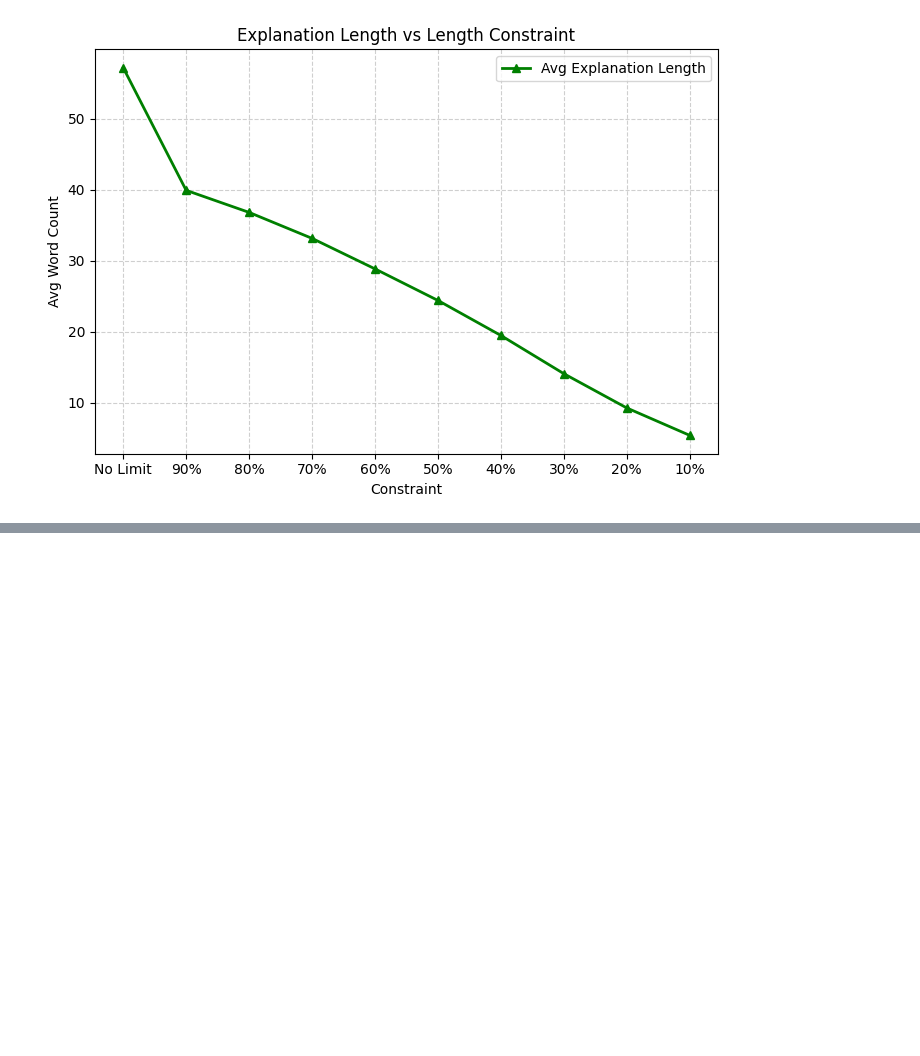
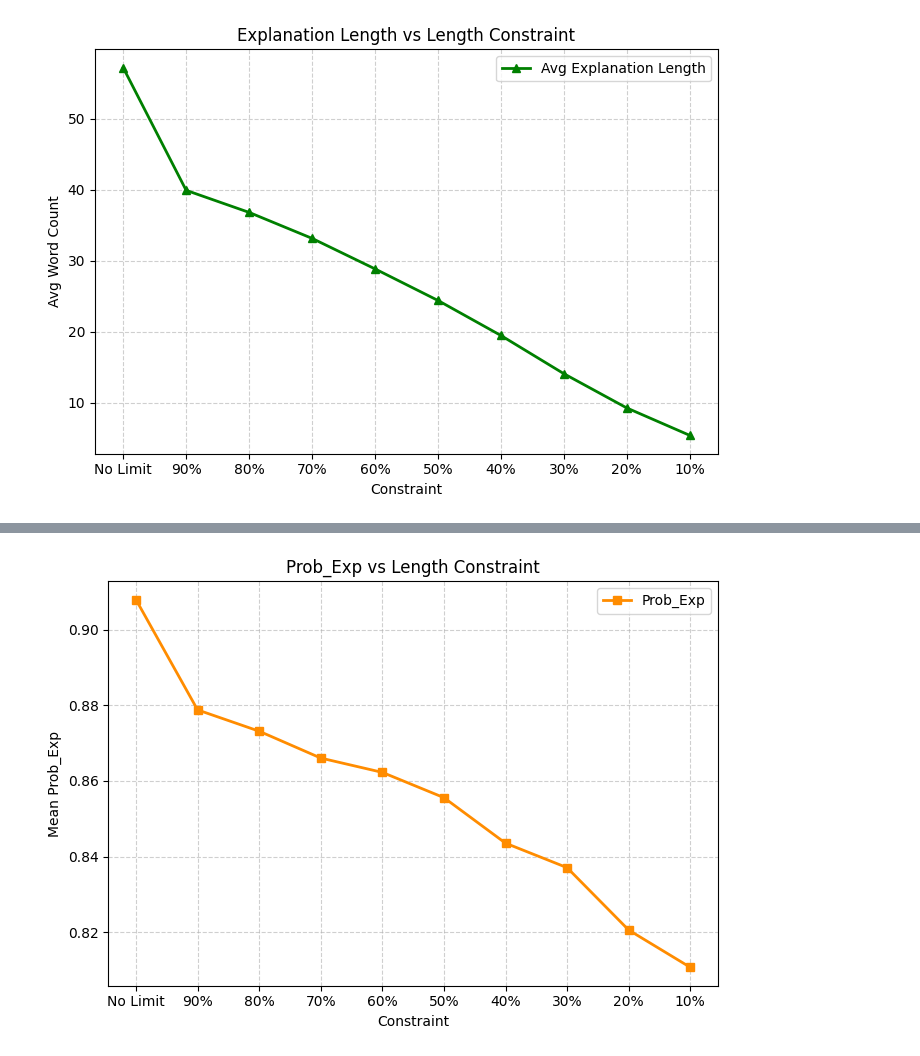
Before and after one commit to alizahedzadeh/LLM-Self-Explanation-IB-Bilingual, a Jupyter notebook: test_cns.ipynb, the cells around one changed output, grey strips where cells are left out. Saved outputs shown, nothing was run; the diff lists cells and outputs as text; code cells hidden in the pictures; blank space fills up the shorter version.

Commit message:
new version of persian evaluation added

```diff
--- a/test_cns.ipynb
+++ b/test_cns.ipynb
@@ -317,0 +612,15 @@ plt.show()
+# %%
+file_paths = [
+    "/home/a_zahedzadeh/self-explaination-thesis/results/models/prediction/gpt_4o_mini/fa/concise_rewrites_fa_10.csv",
+    "/home/a_zahedzadeh/self-explaination-thesis/results/models/prediction/gpt_4o_mini/fa/concise_rewrites_fa_20.csv",
+    "/home/a_zahedzadeh/self-explaination-thesis/results/models/prediction/gpt_4o_mini/fa/concise_rewrites_fa_30.csv",
+    "/home/a_zahedzadeh/self-explaination-thesis/results/models/prediction/gpt_4o_mini/fa/concise_rewrites_fa_40.csv",
+    "/home/a_zahedzadeh/self-explaination-thesis/results/models/prediction/gpt_4o_mini/fa/concise_rewrites_fa_50.csv",
+    "/home/a_zahedzadeh/self-explaination-thesis/results/models/prediction/gpt_4o_mini/fa/concise_rewrites_fa_60.csv",
+    "/home/a_zahedzadeh/self-explaination-thesis/results/models/prediction/gpt_4o_mini/fa/concise_rewrites_fa_70.csv",
+    "/home/a_zahedzadeh/self-explaination-thesis/results/models/prediction/gpt_4o_mini/fa/concise_rewrites_fa_80.csv",
+    "/home/a_zahedzadeh/self-explaination-thesis/results/models/prediction/gpt_4o_mini/fa/concise_rewrites_fa_90.csv",
+
+]
+# %%
+main_df = pd.read_csv('/home/a_zahedzadeh/self-explaination-thesis/results/models/prediction/gpt_4o_mini/fa/pre_results_compelete_persian_gpt_4o_mini_arc_challenge.csv')
@@ -317,0 +674,70 @@ plt.show()
+# %%
+import pandas as pd
+import matplotlib.pyplot as plt
+import os
+
+# ─────── Load All Eval CSVs ───────
+file_paths = [
+    "/home/a_zahedzadeh/self-explaination-thesis/results/models/evaluation/qwen_1.7B/fa/gpt-4o-mini/results_masked_fa_0.csv",
+    "/home/a_zahedzadeh/self-explaination-thesis/results/models/evaluation/qwen_1.7B/fa/gpt-4o-mini/results_masked_fa_10.csv",
+    "/home/a_zahedzadeh/self-explaination-thesis/results/models/evaluation/qwen_1.7B/fa/gpt-4o-mini/results_masked_fa_20.csv",
+    "/home/a_zahedzadeh/self-explaination-thesis/results/models/evaluation/qwen_1.7B/fa/gpt-4o-mini/results_masked_fa_30.csv",
+    "/home/a_zahedzadeh/self-explaination-thesis/results/models/evaluation/qwen_1.7B/fa/gpt-4o-mini/results_masked_fa_40.csv",
+    "/home/a_zahedzadeh/self-explaination-thesis/results/models/evaluation/qwen_1.7B/fa/gpt-4o-mini/results_masked_fa_50.csv",
+    "/home/a_zahedzadeh/self-explaination-thesis/results/models/evaluation/qwen_1.7B/fa/gpt-4o-mini/results_masked_fa_60.csv",
+    "/home/a_zahedzadeh/self-explaination-thesis/results/models/evaluation/qwen_1.7B/fa/gpt-4o-mini/results_masked_fa_70.csv",
+    "/home/a_zahedzadeh/self-explaination-thesis/results/models/evaluation/qwen_1.7B/fa/gpt-4o-mini/results_masked_fa_80.csv",
+    "/home/a_zahedzadeh/self-explaination-thesis/results/models/evaluation/qwen_1.7B/fa/gpt-4o-mini/results_masked_fa_90.csv",
+]
+
+dfs = []
+for file in file_paths:
+    if os.path.exists(file):
+        df = pd.read_csv(file)
+        removed_pct = int(file.split("_")[-1].replace(".csv", ""))  # e.g. 20
+        df["removed_percent"] = removed_pct
+
+        # Compute explanation length
+        if "masked_explanation" in df.columns:
+            df["masked_exp_len"] = df["masked_explanation"].astype(str).apply(lambda x: len(x.split()))
+
+        dfs.append(df)
+
+eval_data = pd.concat(dfs, ignore_index=True)
+
+# ─────── Aggregate ───────
+metrics = eval_data.groupby("removed_percent").agg({
+    "prob_exp": "mean",
+    "masked_exp_len": "mean"
+}).reset_index()
+
+# ✅ CHANGED: Reverse order - start with highest constraint
+order = [0, 90, 80, 70, 60, 50, 40, 30, 20, 10]
+labels = ["No Limit", "90%", "80%", "70%", "60%", "50%", "40%", "30%", "20%", "10%"]
+metrics = metrics.set_index("removed_percent").loc[order].reset_index()
+
+print("\n📊 Summary per Constraint:")
+print(metrics)
+
+# ─────── Plot Prob_Exp ───────
+plt.figure(figsize=(7,5))
+plt.plot(labels, metrics["prob_exp"], marker="s", color="darkorange", linewidth=2, label="Prob_Exp")
+plt.xlabel("Constraint")
+plt.ylabel("Mean Prob_Exp")
+plt.title("Prob_Exp vs Length Constraint")
+plt.grid(True, linestyle="--", alpha=0.6)
+plt.legend()
+plt.tight_layout()
+plt.show()
+
+# ─────── Plot Explanation Length ───────
+plt.figure(figsize=(7,5))
+plt.plot(labels, metrics["masked_exp_len"], marker="^", color="green", linewidth=2, label="Avg Explanation Length")
+plt.xlabel("Constraint")
+plt.ylabel("Avg Word Count")
+plt.title("Explanation Length vs Length Constraint")
+plt.grid(True, linestyle="--", alpha=0.6)
+plt.legend()
+plt.tight_layout()
+plt.show()
+# %% [output]
@@ -317,0 +756 @@ plt.show()
+[figure, added]
```
Also changed, not shown: parts of 20 cells of this notebook, 28 other files.
